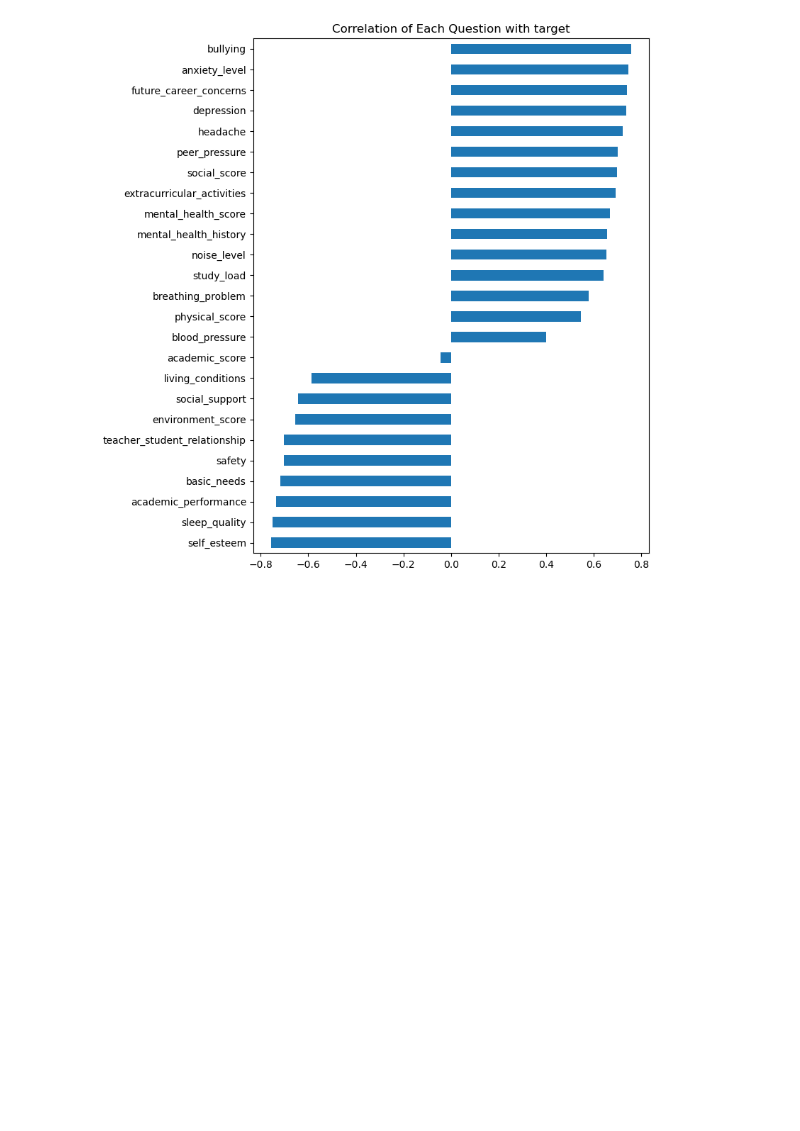
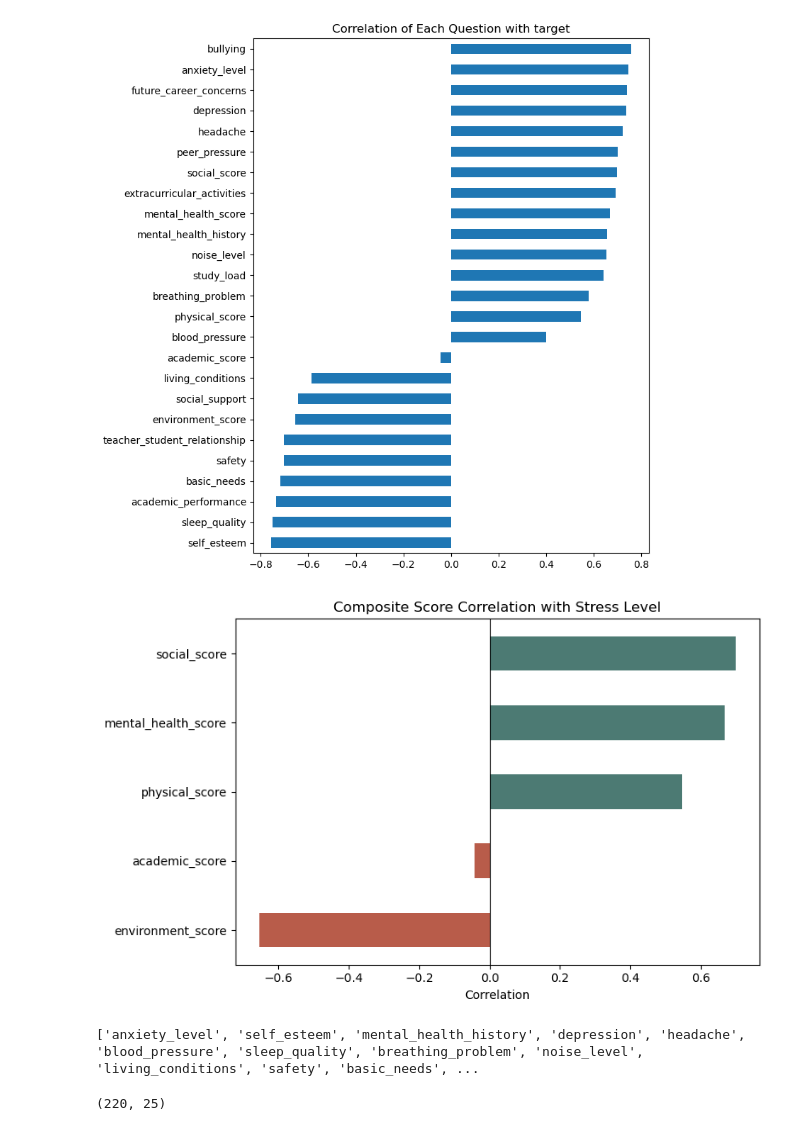
Before and after one commit to chandiracje/AIMAL_Project_Y2S1_G8.1_03, a Jupyter notebook: notebooks/StressLevelDataset(Feature_Engineering_IT25100458).ipynb, the cells around one changed output. Drawn from its saved outputs; the diff is of its cells as text; code cells hidden in the pictures; blank space fills up the shorter version.

```diff
--- a/notebooks/StressLevelDataset(Feature_Engineering_IT25100458).ipynb
+++ b/notebooks/StressLevelDataset(Feature_Engineering_IT25100458).ipynb
@@ -94,0 +101,15 @@ plt.show()
+# %%
+composite_cols = ["mental_health_score", "physical_score", "environment_score", "academic_score", "social_score"]
+
+composite_corr = train_df[composite_cols + ["target"]].corr()["target"].drop("target").sort_values()
+
+plt.figure(figsize=(8, 5))
+colors = ['#B85C4A' if v < 0 else '#4C7A73' for v in composite_corr.values]
+composite_corr.plot(kind='barh', color=colors)
+plt.axvline(0, color='black', linewidth=0.8)
+plt.title("Composite Score Correlation with Stress Level")
+plt.xlabel("Correlation")
+plt.tight_layout()
+plt.show()
+# %% [output]
+[figure, added]
@@ -94,0 +118,11 @@ plt.show()
+# %%
+train_df = train_df.drop(columns=["academic_score"])
+test_df = test_df.drop(columns=["academic_score"])
+
+print(train_df.columns.tolist())
+# %% [output]
+['anxiety_level', 'self_esteem', 'mental_health_history', 'depression', 'headache', 'blood_pressure', 'sleep_quality', 'breathing_problem', 'noise_level', 'living_conditions', 'safety', 'basic_needs', ...
+# %%
+test_df.shape
+# %% [output]
+(220, 25)
```
Also changed, not shown: parts of 5 cells of this notebook, 4 other files.
